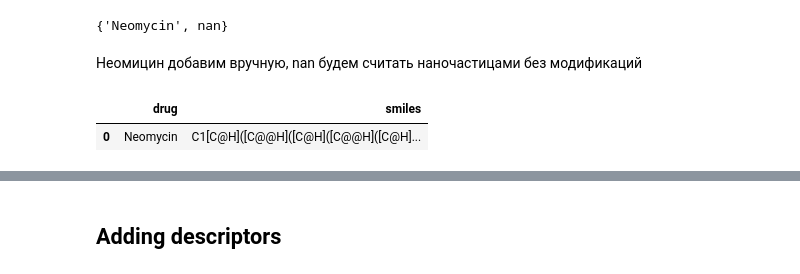
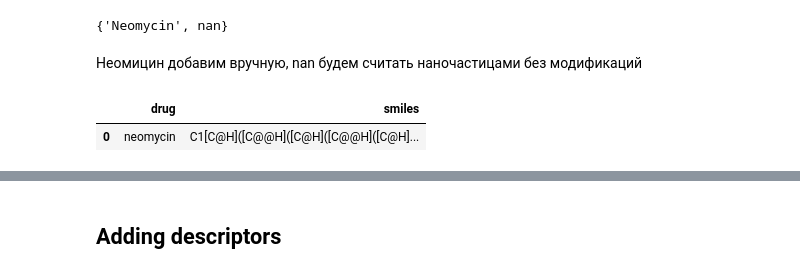
Before and after one commit to vahahahart/hackathon_team_3, a Jupyter notebook: tmp_vah.ipynb, the cells around one changed output, grey strips where cells are left out. Cells and saved outputs as stored; diff of their text form; code cells hidden in the pictures.

```diff
--- a/tmp_vah.ipynb
+++ b/tmp_vah.ipynb
@@ -60,14 +48,14 @@ drugs_in_data.difference(drugs_in_drugs)
 # %%
 # лень разбираться с апи pubchem, но нужно добавить неомицин
 Neomycin = {
-    'drug': ['Neomycin'],
+    'drug': ['neomycin'],
     'smiles': [
         'C1[C@H]([C@@H]([C@H]([C@@H]([C@H]1N)O[C@@H]2[C@@H]([C@H]([C@@H]([C@H](O2)CN)O)O)N)O[C@H]3[C@@H]([C@@H]([C@H](O3)CO)O[C@@H]4[C@@H]([C@H]([C@@H]([C@@H](O4)CN)O)O)N)O)O)N'
     ]
 }
 row_to_append = pd.DataFrame(Neomycin)
 df_drug = pd.concat([row_to_append, df_drug]).reset_index(drop=True)
 df_drug.head(1)
 # %% [output]
 |  | drug | smiles |
-| 0 | Neomycin | C1[C@H]([C@@H]([C@H]([C@@H]([C@H]... |
+| 0 | neomycin | C1[C@H]([C@@H]([C@H]([C@@H]([C@H]... |
```
Also changed, not shown: parts of 17 cells of this notebook, 1 other file.
